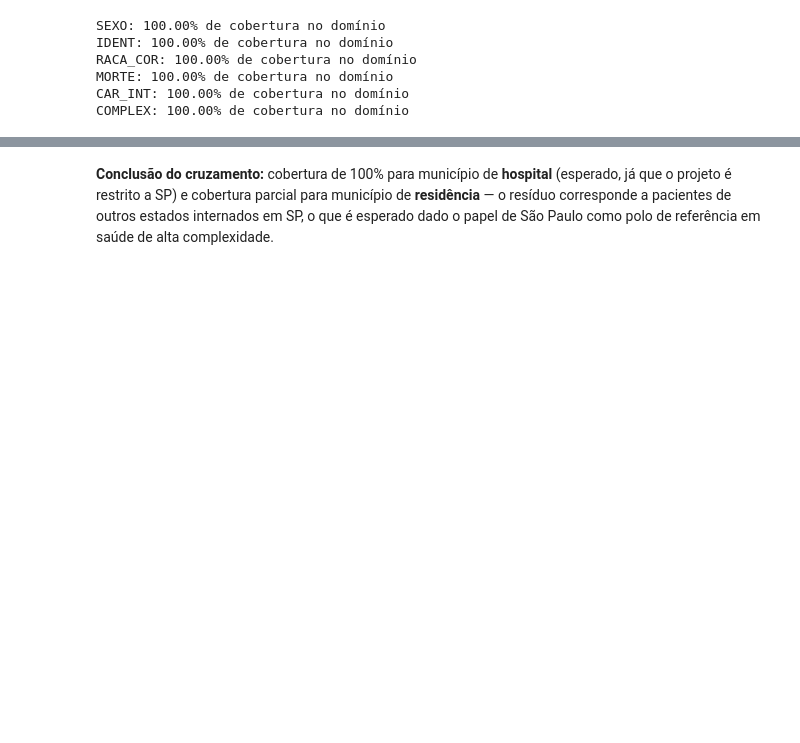
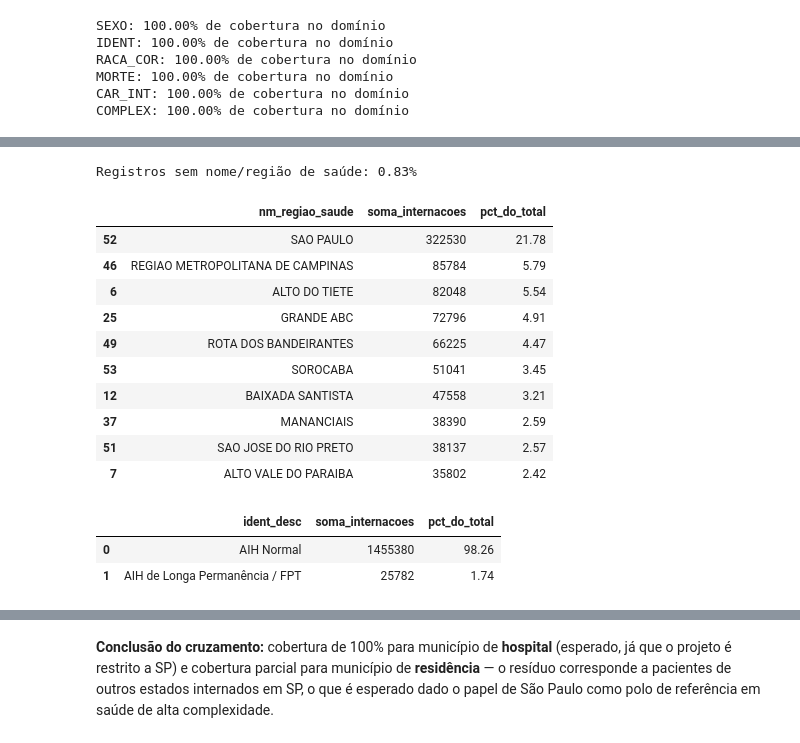
Before and after one commit to rm571222/dataholics-oracle-challenge, a Jupyter notebook: notebooks/01_data_exploration/nb1_data_exploration_pysus.ipynb, the cells around one changed output, grey strips where cells are left out. Drawn from its saved outputs; the diff is of its cells as text; code cells hidden in the pictures; blank space fills up the shorter version.

```diff
--- a/notebooks/01_data_exploration/nb1_data_exploration_pysus.ipynb
+++ b/notebooks/01_data_exploration/nb1_data_exploration_pysus.ipynb
@@ -492,0 +629,34 @@ Name: count, dtype: int64
+# %%
+# Junta nome do município e região/macrorregião de saúde (residência), usando df_regiao já carregado
+df_regiao_municipio = df_regiao[['cd_municipio', 'nm_municipio', 'nm_regiao_saude', 'nm_macrorregiao']].drop_duplicates()
+
+df_dq['MUNIC_RES'] = df_dq['MUNIC_RES'].astype(str).str.strip()
+
+df_dq = df_dq.merge(df_regiao_municipio, left_on='MUNIC_RES', right_on='cd_municipio', how='left')
+
+# Confere o percentual sem correspondência (esperado: pacientes de fora de SP, já documentado na seção 5)
+print(f"Registros sem nome/região de saúde: {df_dq['nm_municipio'].isna().mean()*100:.2f}%")
+df_dq[['MUNIC_RES', 'nm_municipio', 'nm_regiao_saude', 'nm_macrorregiao']].drop_duplicates().head(10)
+
+top10_regioes = (
+    df_dq.groupby('nm_regiao_saude')
+    .size()
+    .reset_index(name='soma_internacoes')
+    .sort_values('soma_internacoes', ascending=False)
+    .head(10)
+)
+top10_regioes['pct_do_total'] = (top10_regioes['soma_internacoes'] / total_internacoes * 100).round(2)
+top10_regioes
+# %% [output]
+Registros sem nome/região de saúde: 0.83%
+|  | nm_regiao_saude | soma_internacoes | pct_do_total |
+| 52 | SAO PAULO | 322530 | 21.78 |
+| 46 | REGIAO METROPOLITANA DE CAMPINAS | 85784 | 5.79 |
+| 6 | ALTO DO TIETE | 82048 | 5.54 |
+| 25 | GRANDE ABC | 72796 | 4.91 |
+| 49 | ROTA DOS BANDEIRANTES | 66225 | 4.47 |
+| 53 | SOROCABA | 51041 | 3.45 |
+| 12 | BAIXADA SANTISTA | 47558 | 3.21 |
+| 37 | MANANCIAIS | 38390 | 2.59 |
+| 51 | SAO JOSE DO RIO PRETO | 38137 | 2.57 |
+| 7 | ALTO VALE DO PARAIBA | 35802 | 2.42 |
@@ -492,0 +674,10 @@ Name: count, dtype: int64
+# %%
+df_dq['ident_desc'] = df_dq['IDENT'].astype(str).str.strip().map(dominios_dados['IDENT']).fillna('Não classificado')
+
+resumo_ident = df_dq.groupby('ident_desc').size().reset_index(name='soma_internacoes').sort_values('soma_internacoes', ascending=False)
+resumo_ident['pct_do_total'] = (resumo_ident['soma_internacoes'] / total_internacoes * 100).round(2)
+resumo_ident
+# %% [output]
+|  | ident_desc | soma_internacoes | pct_do_total |
+| 0 | AIH Normal | 1455380 | 98.26 |
+| 1 | AIH de Longa Permanência / FPT | 25782 | 1.74 |
```
Also changed, not shown: parts of 16 cells of this notebook.
